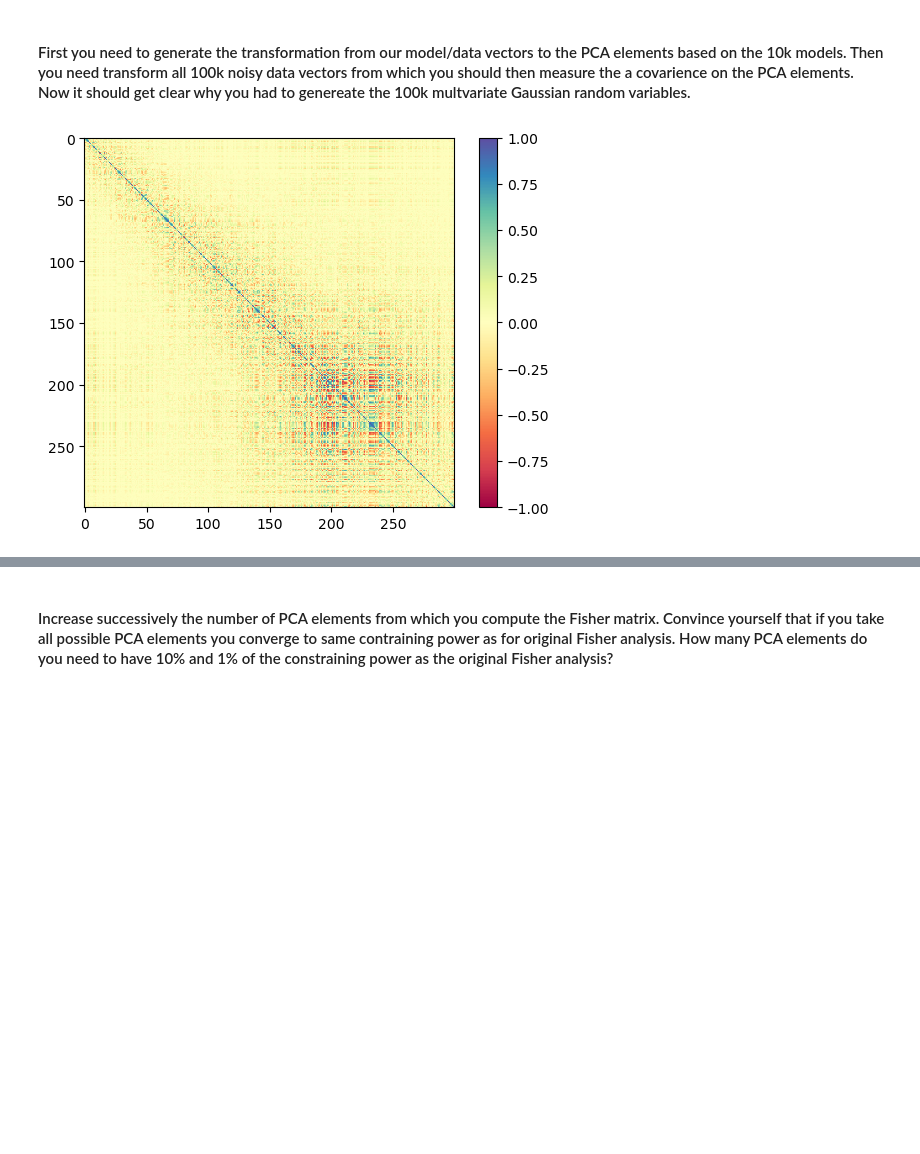
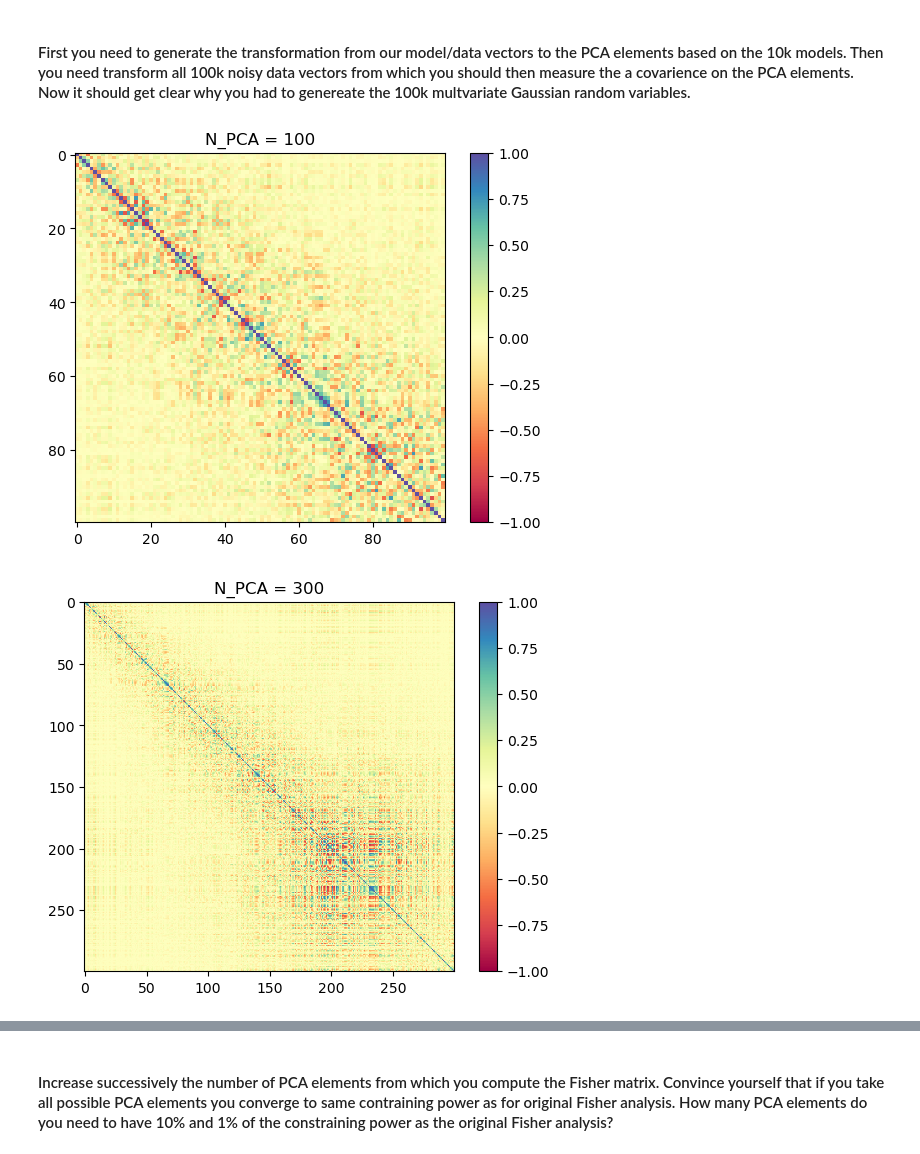
Before and after one commit to TheShak5/UWAstroStats, a Jupyter notebook: projects/2ptstat-analysis/assignments/assignment2_DarshakPatel.ipynb, the cells around one changed output, grey strips where cells are left out. Drawn from its saved outputs; the diff is of its cells as text; code cells hidden in the pictures; blank space fills up the shorter version.

```diff
--- a/projects/2ptstat-analysis/assignments/assignment2_DarshakPatel.ipynb
+++ b/projects/2ptstat-analysis/assignments/assignment2_DarshakPatel.ipynb
@@ -280,19 +327,46 @@ plt.show()
 # %%
 from sklearn.decomposition import PCA
 
-N_pca = 300 # Decide how many PCA eigenvalues you want to use
 models = np.load('data_4_assignment2/models.npy')
 mean = np.mean(models,axis=0) # for numerical stability you should subtract the mean of each element
-pca = PCA(n_components=N_pca,svd_solver='full')
-models_pca = pca.fit_transform(models-mean) # Perform the PCA fitting. Now you can use pca for the transformation
 
-# rotate covariance matrix. If you do not know how to do that. You can also create 10k random data vectors and tranform each one individual,
-# and the compute the covariance matrix from them
-rotation_matrix = pca.components_.T
-cov_pca = rotation_matrix.T @ cov @ rotation_matrix
 
-plt.imshow(cov_pca/np.outer(np.sqrt(np.diag(cov_pca)),np.sqrt(np.diag(cov_pca))),vmin=-1, cmap='Spectral')
+def compute_cov_pca(N_pca):
+
+    N_pca = N_pca # Decide how many PCA eigenvalues you want to use
+    pca = PCA(n_components=N_pca,svd_solver='full')
+    models_pca = pca.fit_transform(models-mean) # Perform the PCA fitting. Now you can use pca for the transformation
+
+    # Rotating the covariance matrix
+    rotation_matrix = pca.components_.T
+    cov_pca = rotation_matrix.T @ cov @ rotation_matrix
+    return cov_pca
+
+cov_pca_100 = compute_cov_pca(100)
+cov_pca_300 = compute_cov_pca(300)
+cov_pca_600 = compute_cov_pca(600)
+cov_pca_900 = compute_cov_pca(900)
+
+# Plotting
+plt.imshow(cov_pca_100/np.outer(np.sqrt(np.diag(cov_pca_100)),np.sqrt(np.diag(cov_pca_100))),vmin=-1, cmap='Spectral')
 plt.colorbar()
+plt.title('N_PCA = 100')
 plt.show()
+
+plt.imshow(cov_pca_300/np.outer(np.sqrt(np.diag(cov_pca_300)),np.sqrt(np.diag(cov_pca_300))),vmin=-1, cmap='Spectral')
+plt.colorbar()
+plt.title('N_PCA = 300')
+plt.show()
+
+plt.imshow(cov_pca_600/np.outer(np.sqrt(np.diag(cov_pca_600)),np.sqrt(np.diag(cov_pca_600))),vmin=-1, cmap='Spectral')
+plt.colorbar()
+plt.title('N_PCA = 600')
+plt.show()
+
+plt.imshow(cov_pca_900/np.outer(np.sqrt(np.diag(cov_pca_900)),np.sqrt(np.diag(cov_pca_900))),vmin=-1, cmap='Spectral')
+plt.colorbar()
+plt.title('N_PCA = 900')
+plt.show()
 # %% [output]
-[figure, old version]
+[figure, new version]
+[figure, added]
```
Also changed, not shown: parts of 25 cells of this notebook, 3 other files.
